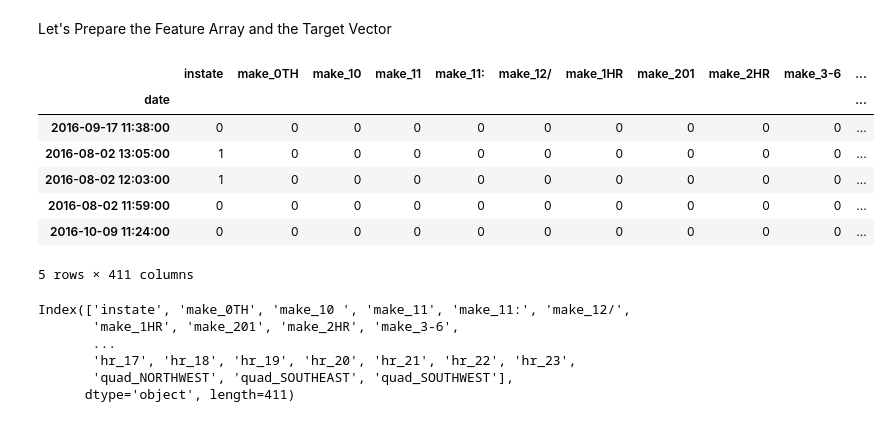
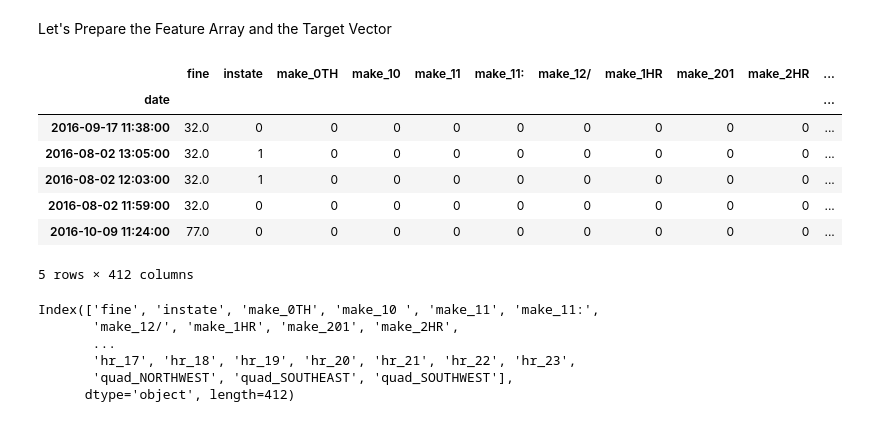
Before and after one commit to tmcdunn/Predicting-Baltimore-Parking-Citations, a Jupyter notebook: code/3_FeatureSelectionAndPreparation.ipynb, the cells around one changed output. Saved outputs shown, nothing was run; the diff lists cells and outputs as text; code cells hidden in the pictures.

```diff
--- a/code/3_FeatureSelectionAndPreparation.ipynb
+++ b/code/3_FeatureSelectionAndPreparation.ipynb
@@ -192,24 +192,24 @@ Let's Prepare the Feature Array and the Target Vector
 # %%
 # encode categorical variables: make, code, year, month, day, hour, quadrant
 df_with_dummies = pd.get_dummies(df, columns=['make', 'desc', 'yr', 'mo', 'day', 'hr', 'quad'], drop_first=True)
-df_with_dummies.drop(['date.1', 'cit', 'tag' ,'state', 'add', 'code', 'fine', 'bal', 'ofine', 'openalty', 'paid', 'loc', 'lon', 'lat', 'lonlat'], axis=1, inplace=True)
+df_with_dummies.drop(['date.1', 'cit', 'tag' ,'state', 'add', 'code', 'bal', 'ofine', 'openalty', 'paid', 'loc', 'lon', 'lat', 'lonlat'], axis=1, inplace=True)
 df_with_dummies.head()
 df_with_dummies.columns
 # %% [output]
-|  | instate | make_0TH | make_10 | make_11 | make_11: | make_12/ | make_1HR | make_201 | make_2HR | make_3-6 | ... |
+|  | fine | instate | make_0TH | make_10 | make_11 | make_11: | make_12/ | make_1HR | make_201 | make_2HR | ... |
 | date |  |  |  |  |  |  |  |  |  |  | ... |
-| 2016-09-17 11:38:00 | 0 | 0 | 0 | 0 | 0 | 0 | 0 | 0 | 0 | 0 | ... |
-| 2016-08-02 13:05:00 | 1 | 0 | 0 | 0 | 0 | 0 | 0 | 0 | 0 | 0 | ... |
-| 2016-08-02 12:03:00 | 1 | 0 | 0 | 0 | 0 | 0 | 0 | 0 | 0 | 0 | ... |
-| 2016-08-02 11:59:00 | 0 | 0 | 0 | 0 | 0 | 0 | 0 | 0 | 0 | 0 | ... |
-| 2016-10-09 11:24:00 | 0 | 0 | 0 | 0 | 0 | 0 | 0 | 0 | 0 | 0 | ... |
+| 2016-09-17 11:38:00 | 32.0 | 0 | 0 | 0 | 0 | 0 | 0 | 0 | 0 | 0 | ... |
+| 2016-08-02 13:05:00 | 32.0 | 1 | 0 | 0 | 0 | 0 | 0 | 0 | 0 | 0 | ... |
+| 2016-08-02 12:03:00 | 32.0 | 1 | 0 | 0 | 0 | 0 | 0 | 0 | 0 | 0 | ... |
+| 2016-08-02 11:59:00 | 32.0 | 0 | 0 | 0 | 0 | 0 | 0 | 0 | 0 | 0 | ... |
+| 2016-10-09 11:24:00 | 77.0 | 0 | 0 | 0 | 0 | 0 | 0 | 0 | 0 | 0 | ... |
-5 rows × 411 columns
+5 rows × 412 columns
-Index(['instate', 'make_0TH', 'make_10 ', 'make_11', 'make_11:', 'make_12/',
-       'make_1HR', 'make_201', 'make_2HR', 'make_3-6',
+Index(['fine', 'instate', 'make_0TH', 'make_10 ', 'make_11', 'make_11:',
+       'make_12/', 'make_1HR', 'make_201', 'make_2HR',
        ...
        'hr_17', 'hr_18', 'hr_19', 'hr_20', 'hr_21', 'hr_22', 'hr_23',
        'quad_NORTHWEST', 'quad_SOUTHEAST', 'quad_SOUTHWEST'],
-      dtype='object', length=411)
+      dtype='object', length=412)
 # %%
 # set model variables
 y = df['paid']
```
Also changed, not shown: parts of 1 cell of this notebook, 1 other file.
